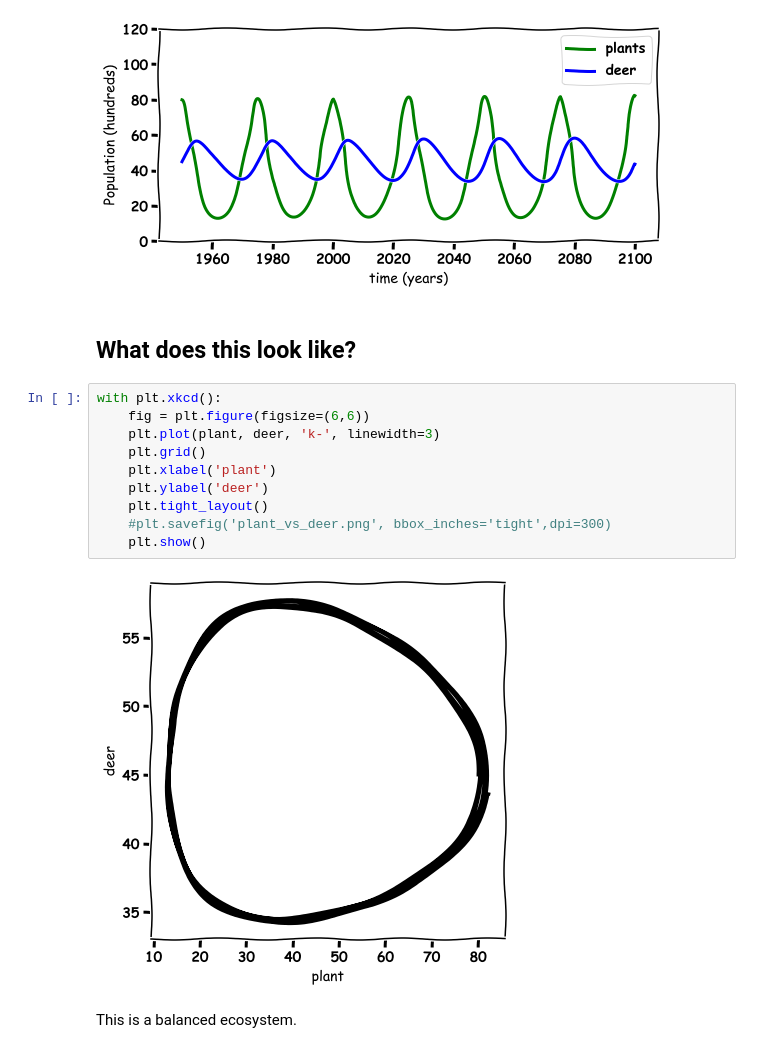
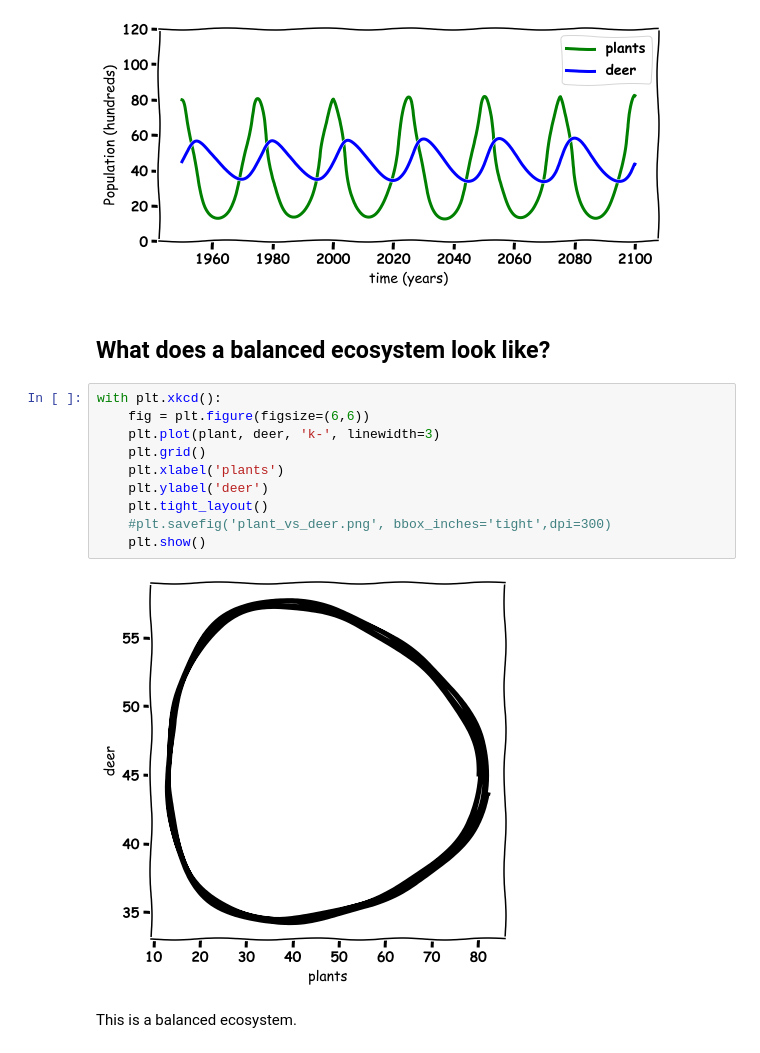
Before and after one commit to john-s-butler-dit/MathsWeek_Wolves, a Jupyter notebook: Predator Prey Model Wolves.ipynb, the cells around one changed output. Cells and saved outputs as stored; diff of their text form.

```diff
--- a/Predator Prey Model Wolves.ipynb
+++ b/Predator Prey Model Wolves.ipynb
@@ -146,19 +146,19 @@ with plt.xkcd():
 # %% [output]
 [figure]
 # %% [markdown]
-## What does this look like?
+## What does a balanced ecosystem look like?
 # %%
 with plt.xkcd():
     fig = plt.figure(figsize=(6,6))
     plt.plot(plant, deer, 'k-', linewidth=3)
     plt.grid()
-    plt.xlabel('plant')
+    plt.xlabel('plants')
     plt.ylabel('deer')
     plt.tight_layout()
     #plt.savefig('plant_vs_deer.png', bbox_inches='tight',dpi=300)
     plt.show()
 # %% [output]
-[figure, old version]
+[figure, new version]
 # %% [markdown]
 This is a balanced ecosystem.
 # %% [markdown]
```
Also changed, not shown: parts of 3 cells of this notebook, 1 other file.
